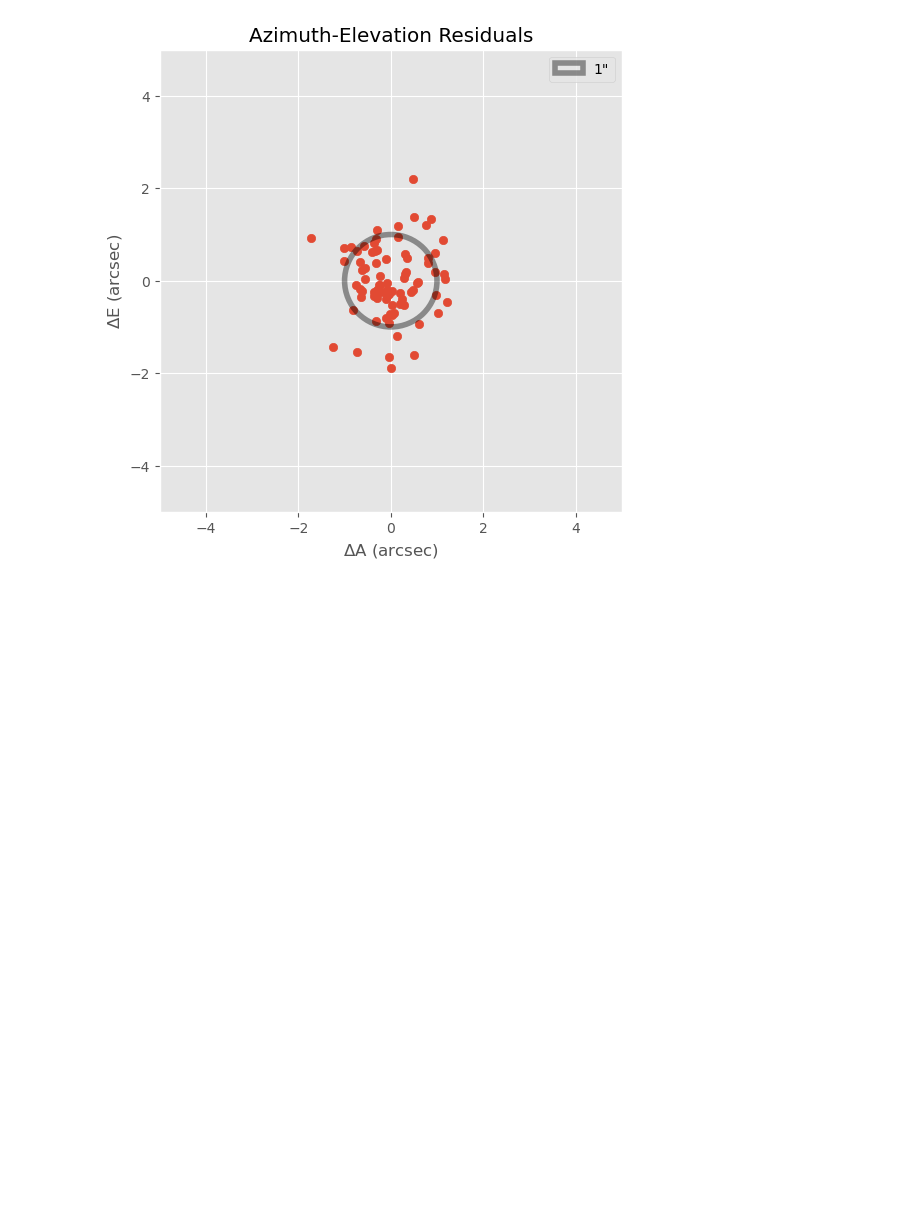
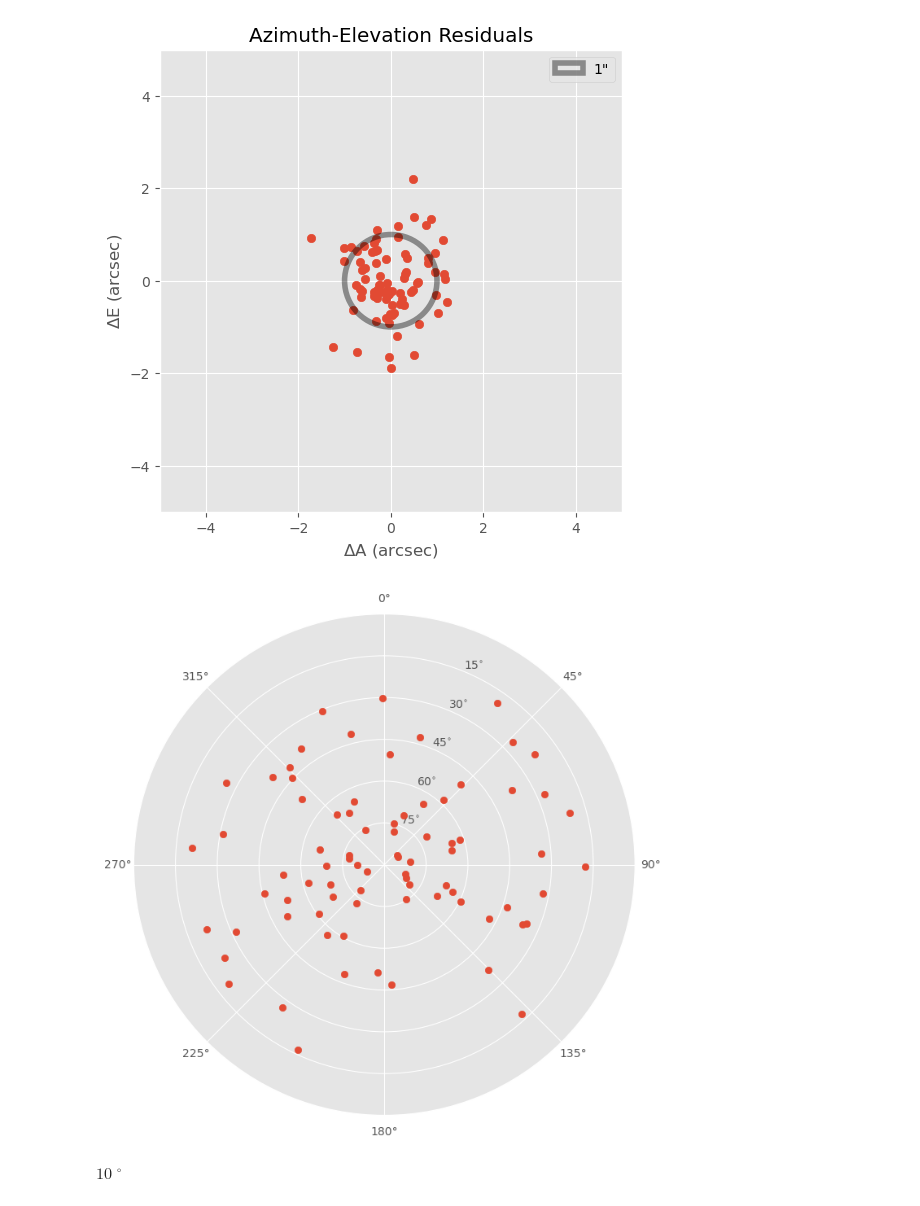
Before and after one commit to MMTObservatory/pointing_analysis, a Jupyter notebook: pointing_data/20210821/tpoint.ipynb, the cells around one changed output. Cells and saved outputs as stored; diff of their text form; code cells hidden in the pictures; blank space fills up the shorter version.

```diff
--- a/pointing_data/20210821/tpoint.ipynb
+++ b/pointing_data/20210821/tpoint.ipynb
@@ -107,3 +108,27 @@ with plt.style.context('ggplot', {'xtick.labelsize': 18, 'ytick.labelsize': 18})
 plt.show()
 # %% [output]
 [figure]
+# %%
+with plt.style.context('ggplot', {'xtick.labelsize': 18, 'ytick.labelsize': 18}):
+    fig, ax = plt.subplots(subplot_kw={'projection': 'polar'}, figsize=[8, 8])
+    ax.scatter(coo_obs.az, 90 * u.degree - coo_obs.alt)  # use zenith angle here as a trick
+    ax.set_rmax(90)
+    ticks = [15, 30, 45, 60, 75]
+    #ticks = [75, 60, 45, 20, 15]
+    ax.set_rticks(ticks)
+    ax.set_yticklabels([
+        "$75^{∘}$",
+        "$60^{∘}$",
+        "$45^{∘}$",
+        "$30^{∘}$",
+        "$15^{∘}$"
+    ])
+    ax.set_theta_zero_location('N')
+    ax.set_theta_direction(-1)
+plt.show()
+# %% [output]
+[figure, added]
+# %%
+10 * u.deg
+# %% [output]
+$10 \; \mathrm{{}^{\circ}}$
```
Also changed, not shown: parts of 7 cells of this notebook.
